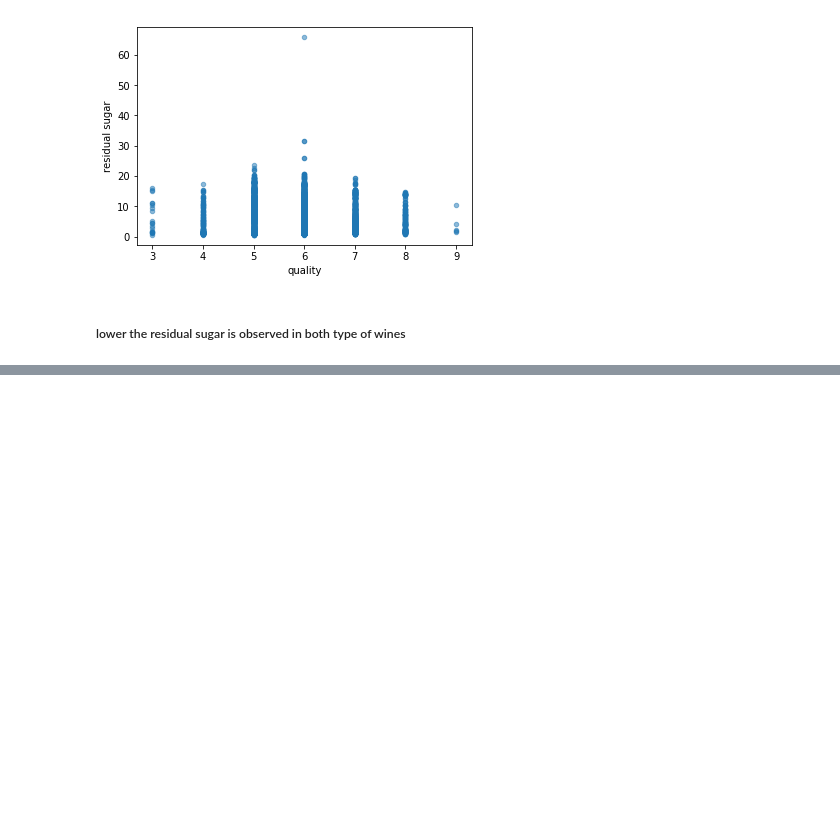
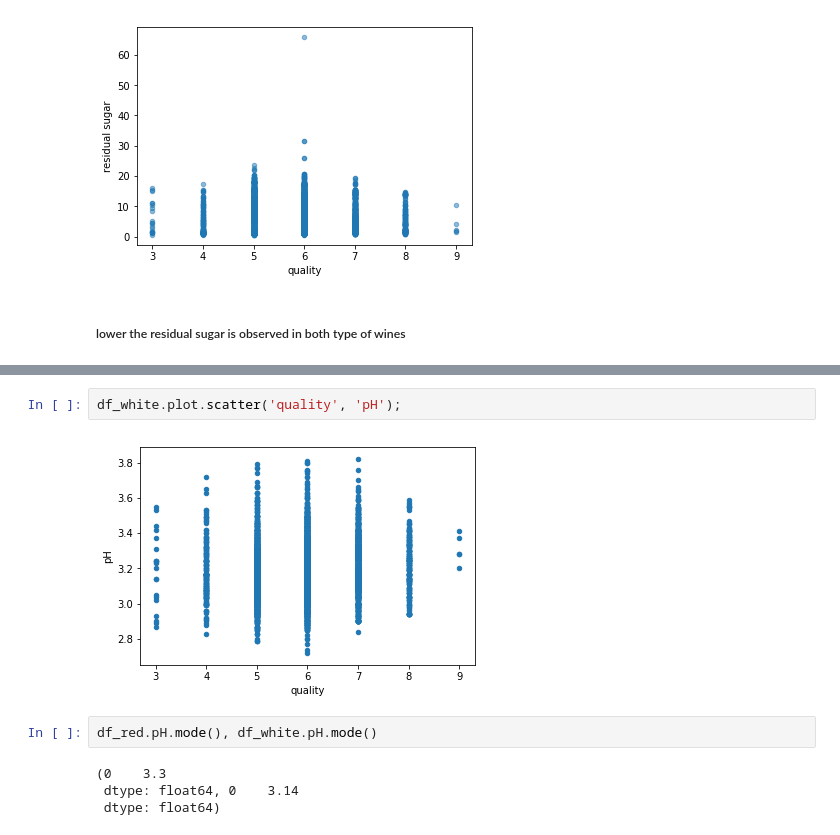
Before and after one commit to PadmarajBhat/DataAnalyst-1, a Jupyter notebook: The Data Analysis Process/Data Analysis Process Notes.ipynb, the cells around one changed output, grey strips where cells are left out. Cells and saved outputs as stored; diff of their text form; blank space fills up the shorter version.

```diff
--- a/The Data Analysis Process/Data Analysis Process Notes.ipynb
+++ b/The Data Analysis Process/Data Analysis Process Notes.ipynb
@@ -117,0 +124,10 @@ df_white.plot.scatter('quality', 'residual sugar', alpha=0.5);
+# %%
+df_white.plot.scatter('quality', 'pH');
+# %% [output]
+[figure, added]
+# %%
+df_red.pH.mode(), df_white.pH.mode()
+# %% [output]
+(0    3.3
+ dtype: float64, 0    3.14
+ dtype: float64)
```
Also changed, not shown: parts of 5 cells of this notebook.
